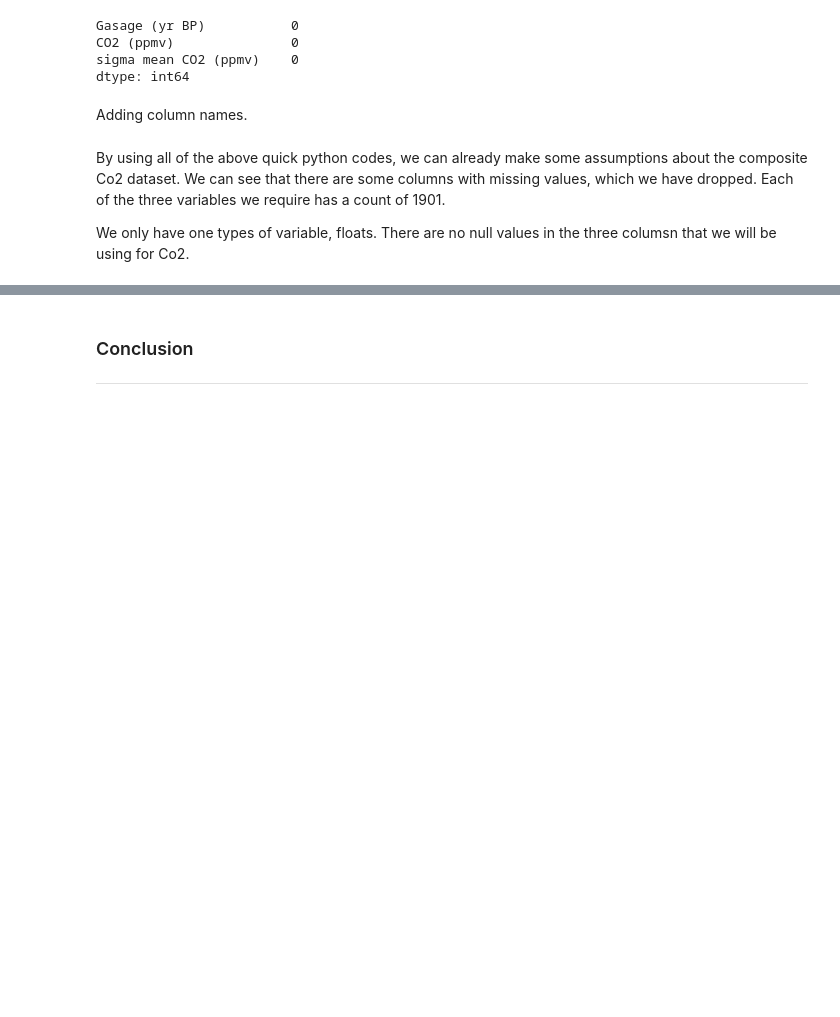
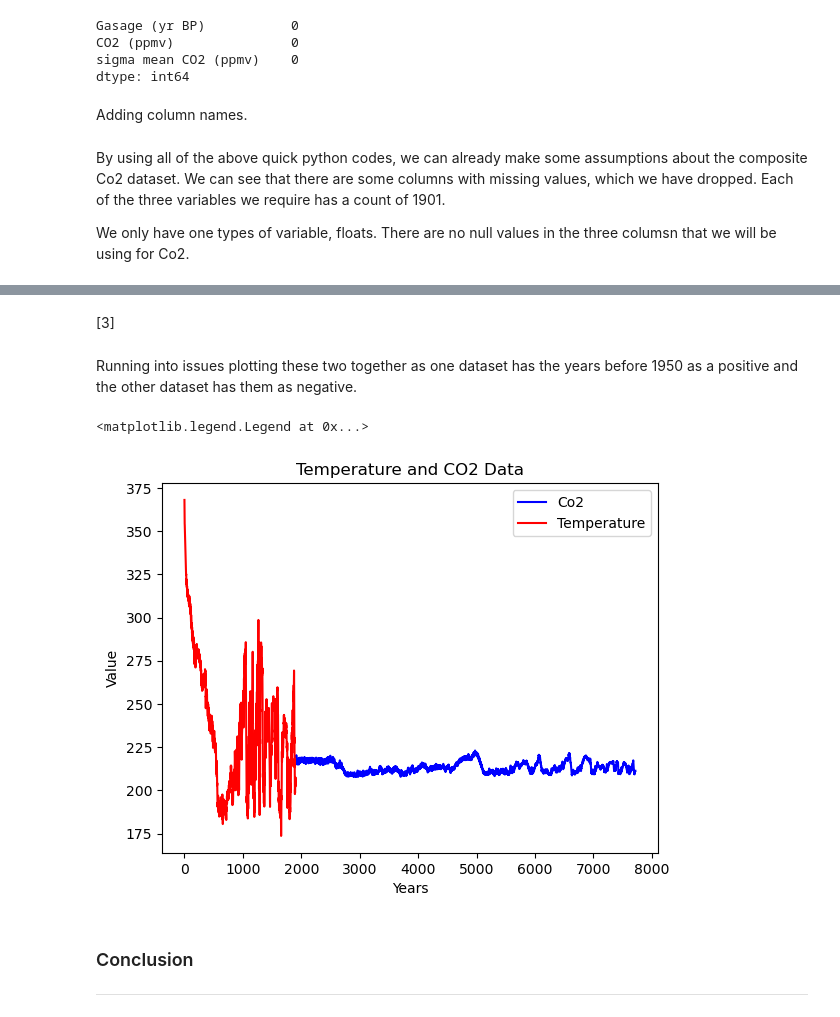
Before and after one commit to joannefeeney/programming-data-project-2, a Jupyter notebook: project.ipynb, the cells around one changed output, grey strips where cells are left out. Saved outputs shown, nothing was run; the diff lists cells and outputs as text; code cells hidden in the pictures; blank space fills up the shorter version.

```diff
--- a/project.ipynb
+++ b/project.ipynb
@@ -117,0 +141,7 @@ df1.plot(x='Years before AD1950', y='Co2', title='level of Co2 in atmosphere 800
+# %%
+# Merge Co2 & temp data (F.Parrenin et. al.)
+fused_data = pd.merge(df1,
+                    df2,
+                    left_on='Years before AD1950',
+                    right_on='Years before AD1950',
+                    how='outer')
@@ -118,3 +162,21 @@ df1.plot(x='Years before AD1950', y='Co2', title='level of Co2 in atmosphere 800
+# %% [markdown]
+[3]
+# %% [markdown]
+Running into issues plotting these two together as one dataset has the years before 1950 as a positive and the other dataset has them as negative.
+# %%
+# Plotting both Co2 and temperature data together
+temperature_data = fused_data['Co2 levels']
+co2_data = fused_data['Temperature']
+
+plt.plot(co2_data, label='Co2', color='blue')
+plt.plot(temperature_data, label='Temperature', color='red')
+plt.xlabel('Years')
+plt.ylabel('Value')
+plt.title('Temperature and CO2 Data')
+plt.legend()
+# %% [output]
+<matplotlib.legend.Legend at 0x...>
+[figure, added]
 # %% [markdown]
 ### Conclusion
 ***
```
Also changed, not shown: parts of 19 cells of this notebook.
